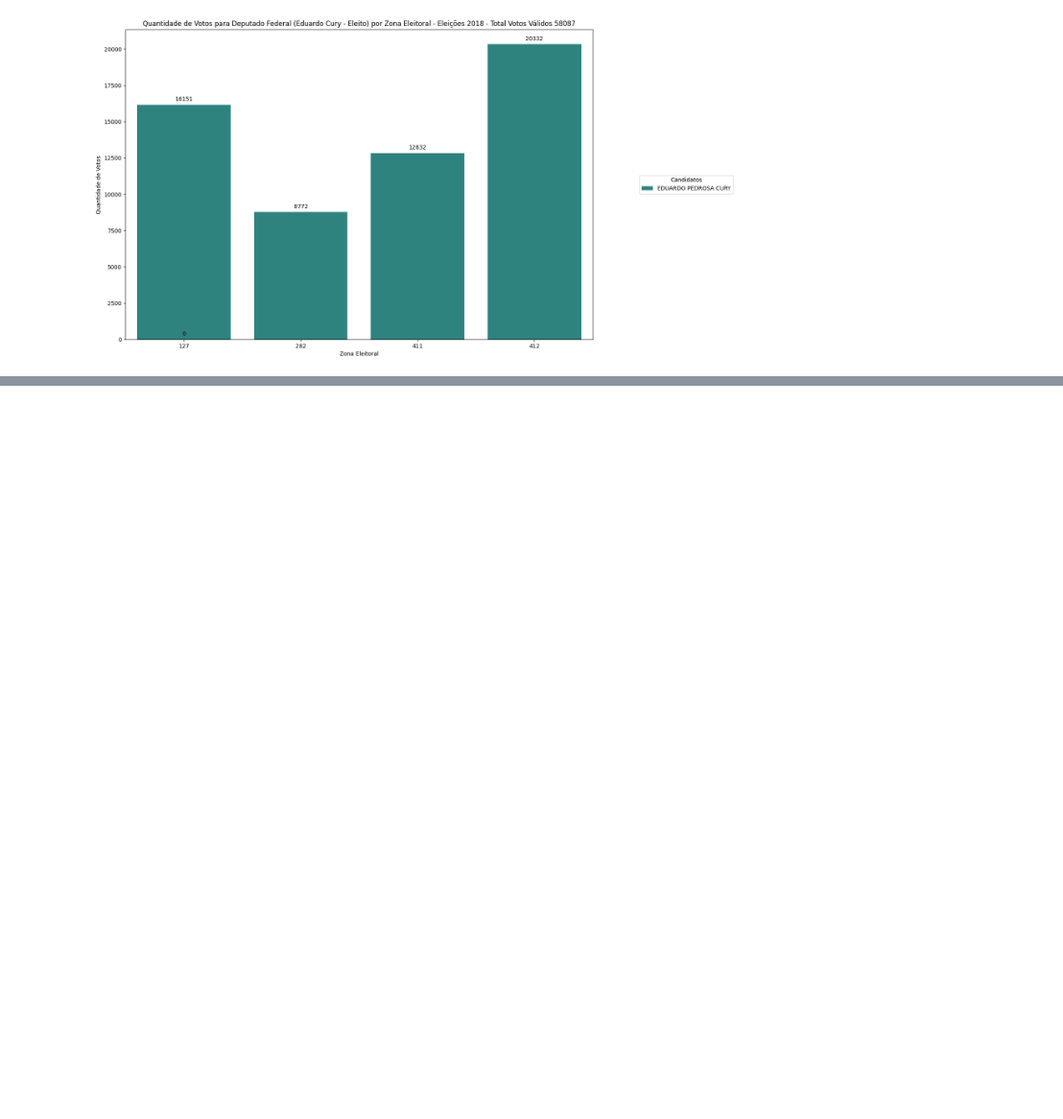
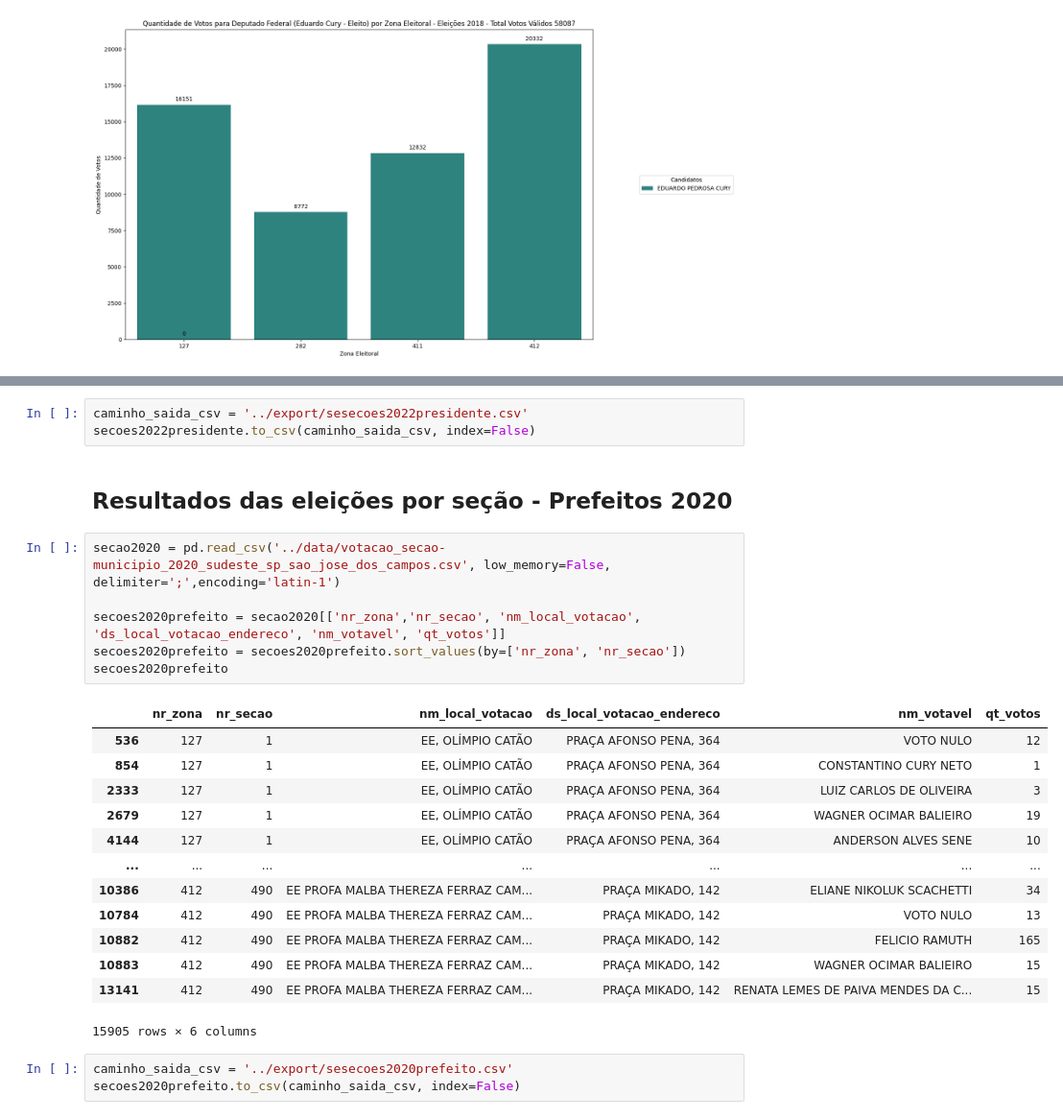
Before and after one commit to diogobranquinho/analytics, a Jupyter notebook: notebooks/mayoranalytics.ipynb, the cells around one changed output, grey strips where cells are left out. Shown at 96% size. Drawn from its saved outputs; the diff is of its cells as text; blank space fills up the shorter version.

```diff
--- a/notebooks/mayoranalytics.ipynb
+++ b/notebooks/mayoranalytics.ipynb
@@ -457,0 +498,28 @@ plt.show()
+# %%
+caminho_saida_csv = '../export/sesecoes2022presidente.csv'
+secoes2022presidente.to_csv(caminho_saida_csv, index=False)
+# %% [markdown]
+## Resultados das eleições por seção - Prefeitos 2020
+# %%
+secao2020 = pd.read_csv('../data/votacao_secao-municipio_2020_sudeste_sp_sao_jose_dos_campos.csv', low_memory=False, delimiter=';',encoding='latin-1')
+
+secoes2020prefeito = secao2020[['nr_zona','nr_secao', 'nm_local_votacao', 'ds_local_votacao_endereco', 'nm_votavel', 'qt_votos']]
+secoes2020prefeito = secoes2020prefeito.sort_values(by=['nr_zona', 'nr_secao'])
+secoes2020prefeito
+# %% [output]
+|  | nr_zona | nr_secao | nm_local_votacao | ds_local_votacao_endereco | nm_votavel | qt_votos |
+| 536 | 127 | 1 | EE, OLÍMPIO CATÃO | PRAÇA AFONSO PENA, 364 | VOTO NULO | 12 |
+| 854 | 127 | 1 | EE, OLÍMPIO CATÃO | PRAÇA AFONSO PENA, 364 | CONSTANTINO CURY NETO | 1 |
+| 2333 | 127 | 1 | EE, OLÍMPIO CATÃO | PRAÇA AFONSO PENA, 364 | LUIZ CARLOS DE OLIVEIRA | 3 |
+| 2679 | 127 | 1 | EE, OLÍMPIO CATÃO | PRAÇA AFONSO PENA, 364 | WAGNER OCIMAR BALIEIRO | 19 |
+| 4144 | 127 | 1 | EE, OLÍMPIO CATÃO | PRAÇA AFONSO PENA, 364 | ANDERSON ALVES SENE | 10 |
+| ... | ... | ... | ... | ... | ... | ... |
+| 10386 | 412 | 490 | EE PROFA MALBA THEREZA FERRAZ CAM... | PRAÇA MIKADO, 142 | ELIANE NIKOLUK SCACHETTI | 34 |
+| 10784 | 412 | 490 | EE PROFA MALBA THEREZA FERRAZ CAM... | PRAÇA MIKADO, 142 | VOTO NULO | 13 |
+| 10882 | 412 | 490 | EE PROFA MALBA THEREZA FERRAZ CAM... | PRAÇA MIKADO, 142 | FELICIO RAMUTH | 165 |
+| 10883 | 412 | 490 | EE PROFA MALBA THEREZA FERRAZ CAM... | PRAÇA MIKADO, 142 | WAGNER OCIMAR BALIEIRO | 15 |
+| 13141 | 412 | 490 | EE PROFA MALBA THEREZA FERRAZ CAM... | PRAÇA MIKADO, 142 | RENATA LEMES DE PAIVA MENDES DA C... | 15 |
+15905 rows × 6 columns
+# %%
+caminho_saida_csv = '../export/sesecoes2020prefeito.csv'
+secoes2020prefeito.to_csv(caminho_saida_csv, index=False)
```
Also changed, not shown: parts of 9 cells of this notebook, 12 other files.
